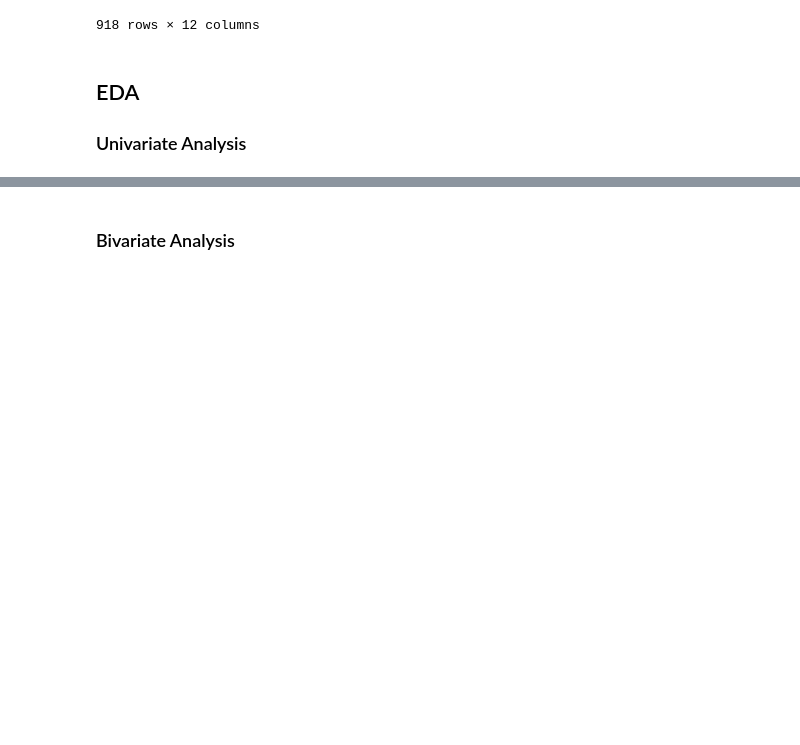
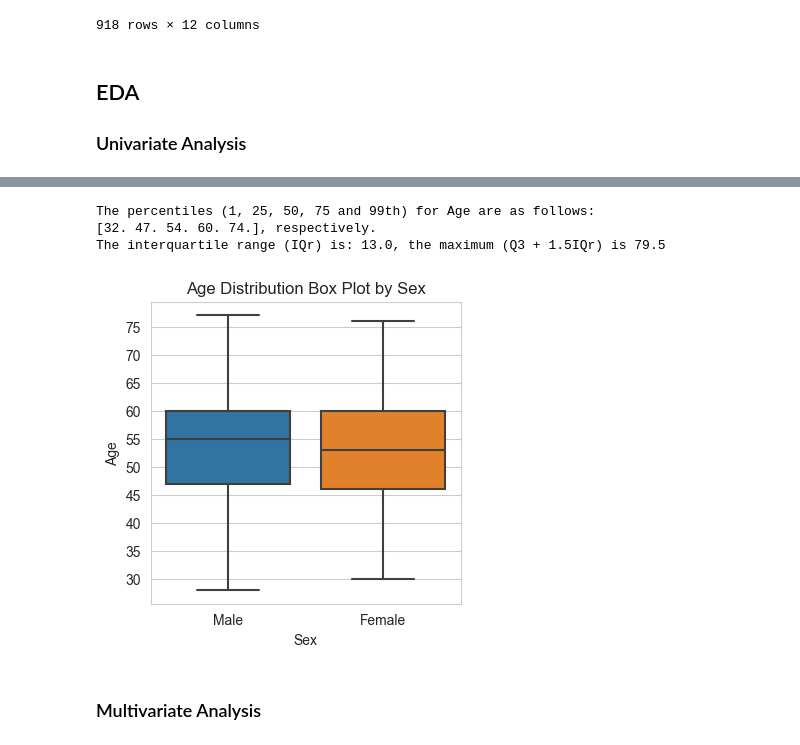
Before and after one commit to strem078/IAI5101_Assignments, a Jupyter notebook: A2/Assigment2_8213373.ipynb, the cells around one changed output, grey strips where cells are left out. Cells and saved outputs as stored; diff of their text form; code cells hidden in the pictures; blank space fills up the shorter version.

```diff
--- a/A2/Assigment2_8213373.ipynb
+++ b/A2/Assigment2_8213373.ipynb
@@ -83,2 +106,26 @@ makeHist(data_raw['MaxHR'], 'Max Heart Rate Distribution in the Dataset', 'Max H
+# %%
+ageDistMale = data_raw['Age'][data_raw[data_raw['Sex'] == 'M'].index]
+ageDistFemale = data_raw['Age'][data_raw[data_raw['Sex'] == 'F'].index]
+
+plt.figure(figsize=(4,4), dpi=100)
+plt.title('Age Distribution Box Plot by Sex')
+sns.set_style(style='whitegrid')
+
+print('The percentiles (1, 25, 50, 75 and 99th) for Age are as follows:')
+print(str(np.percentile(data_raw['Age'], [1,25,50,75,99])) + ", respectively.")
+IQr = np.percentile(data_raw['Age'], 75) - np.percentile(data_raw['Age'], 25)
+cutoff = np.percentile(data_raw['Age'], 75) + 1.5*IQr
+print("The interquartile range (IQr) is: " + str(IQr) + ", the maximum (Q3 + 1.5IQr) is " + str(cutoff))
+ax = sns.boxplot(data=[ageDistMale, ageDistFemale])
+ax.set_xlabel('Sex')
+ax.set_ylabel('Age')
+ax.set_yticks(range(int(10*np.round(min(data_raw['Age'])/10)), int(10*np.ceil(max(data_raw['Age'])/10)), 5))
+ax.set_xticklabels(['Male','Female'])
+plt.show()
+# %% [output]
+The percentiles (1, 25, 50, 75 and 99th) for Age are as follows:
+[32. 47. 54. 60. 74.], respectively.
+The interquartile range (IQr) is: 13.0, the maximum (Q3 + 1.5IQr) is 79.5
+[figure, added]
 # %% [markdown]
-### Bivariate Analysis
+### Multivariate Analysis
```
Also changed, not shown: parts of 28 cells of this notebook, 1 other file.
